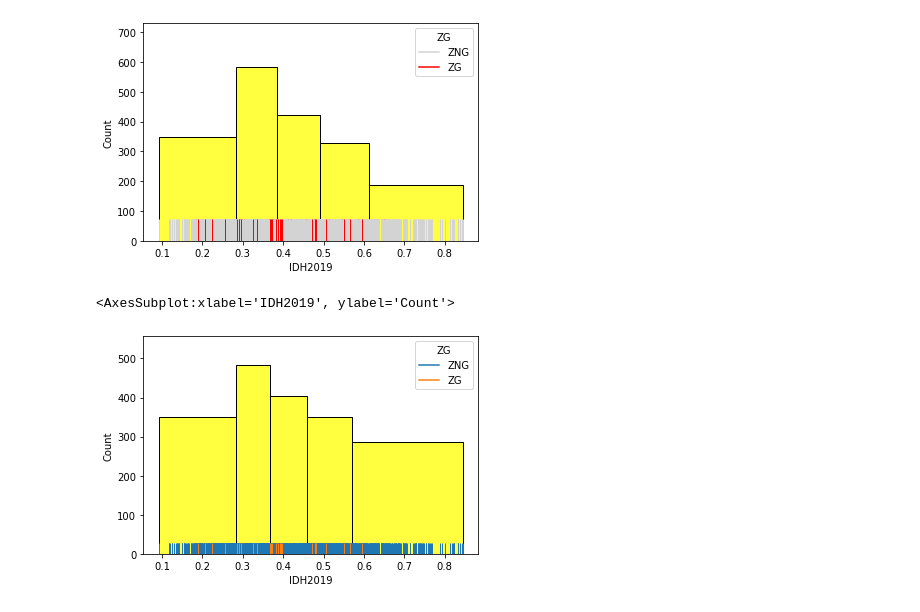
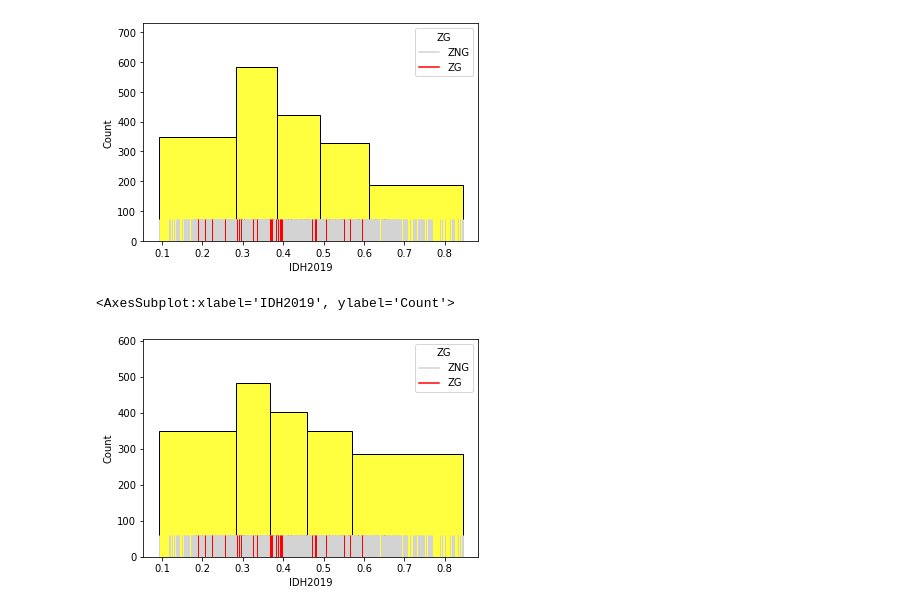
Before and after one commit to chorrillos/basicVisual, a Jupyter notebook: prepareMap.ipynb, the cells around one changed output. Cells and saved outputs as stored; diff of their text form; code cells hidden in the pictures.

```diff
--- a/prepareMap.ipynb
+++ b/prepareMap.ipynb
@@ -127,13 +127,13 @@ seaborn.rugplot(
 # %%
 jc5full=list(jc5.bins)
 jc5full.insert(0, datadismap.IDH2019.min())
 ax=seaborn.histplot(datadismap, x="IDH2019",bins=jc5full,color="yellow")
 seaborn.rugplot(
-    data=datadismap,x='IDH2019', height=0.05, hue="ZG", ax=ax
+    data=datadismap,x='IDH2019', height=0.1, hue="ZG", ax=ax,palette=['lightgrey','red']
 )
 # %% [output]
 <AxesSubplot:xlabel='IDH2019', ylabel='Count'>
-[figure, old version]
+[figure, new version]
 # %%
 clasifIDH=datadismap.loc[:,['DEPARTAMEN', 'PROVINCIA', 'DISTRITO', 'Equal Interval',
                             'Fisher-Jenks', 'Jenks Caspall', 'ZG','geometry']].copy()
```
Also changed, not shown: parts of 1 cell of this notebook.
